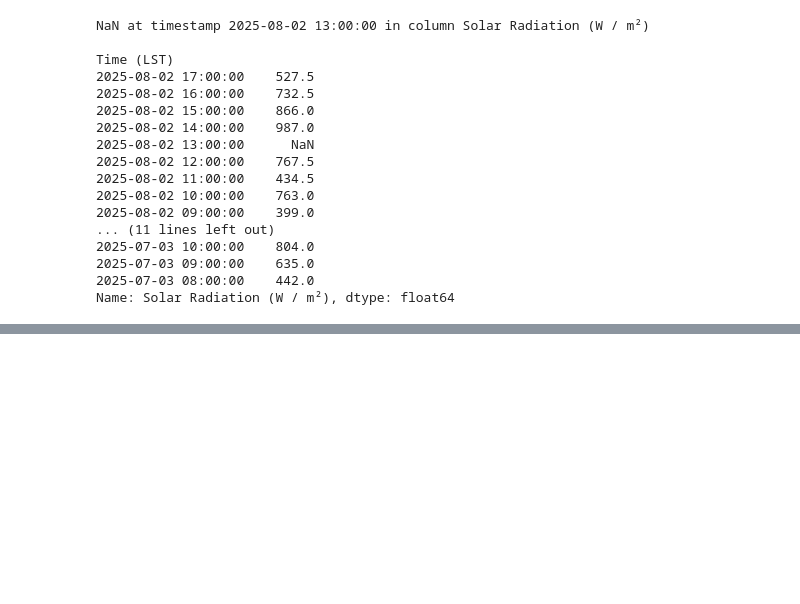
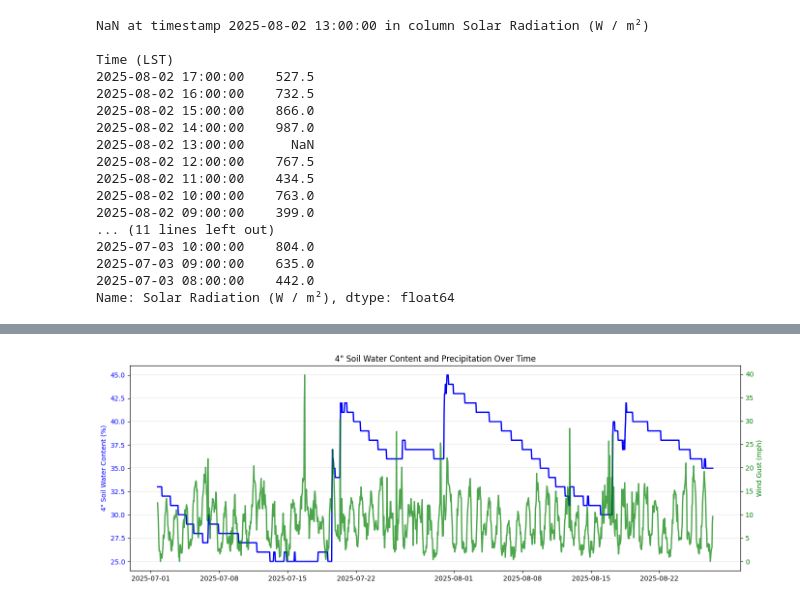
Before and after one commit to saurabhshivpuje/Indiana_Agri_Soil_Study, a Jupyter notebook: granger.ipynb, the cells around one changed output, grey strips where cells are left out. Cells and saved outputs as stored; diff of their text form; code cells hidden in the pictures; blank space fills up the shorter version.

```diff
--- a/granger.ipynb
+++ b/granger.ipynb
@@ -267,0 +372,30 @@ Name: Solar Radiation (W / m²), dtype: float64
+# %%
+import matplotlib.pyplot as plt
+
+# Load raw cleaned dataset
+df_raw = pd.read_csv("Table_Hrly_ACRE_clean.csv")
+df_raw['Time (LST)'] = pd.to_datetime(df_raw['Time (LST)'])
+df_raw = df_raw.set_index('Time (LST)')
+
+plt.figure(figsize=(14,5))
+
+# Left axis: 4" soil moisture
+ax1 = plt.gca()
+ax1.plot(df_raw.index, df_raw['4" Soil Water Content (%)'],
+         color='blue', linewidth=2, label='4" Soil Water Content (%)')
+ax1.set_ylabel('4" Soil Water Content (%)', color='blue')
+ax1.tick_params(axis='y', labelcolor='blue')
+
+# Right axis: precipitation
+ax2 = ax1.twinx()
+ax2.plot(df_raw.index, df_raw['Wind Gust (mph)'],
+         color='green', linewidth=2, alpha=0.7, label='Wind Gust (mph)')
+ax2.set_ylabel('Wind Gust (mph)', color='green')
+ax2.tick_params(axis='y', labelcolor='green')
+
+plt.title('4" Soil Water Content and Precipitation Over Time')
+plt.grid(True, alpha=0.3)
+plt.tight_layout()
+plt.show()
+# %% [output]
+[figure, added]
```
Also changed, not shown: parts of 3 cells of this notebook, 4 other files.
